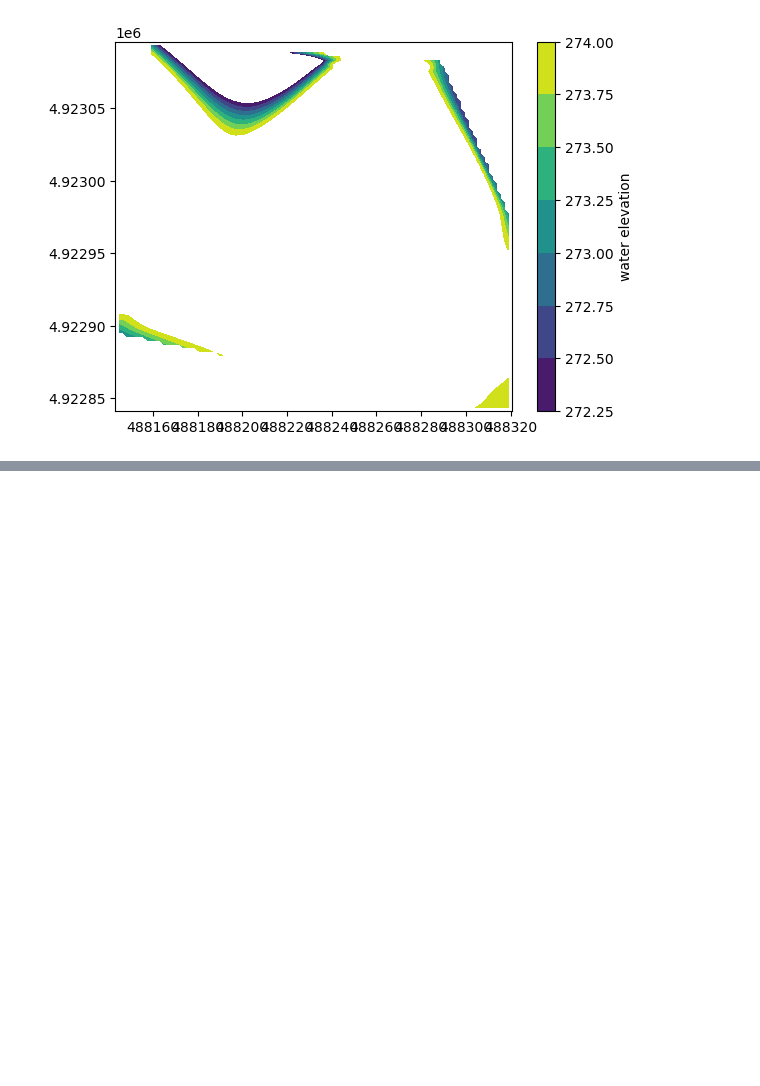
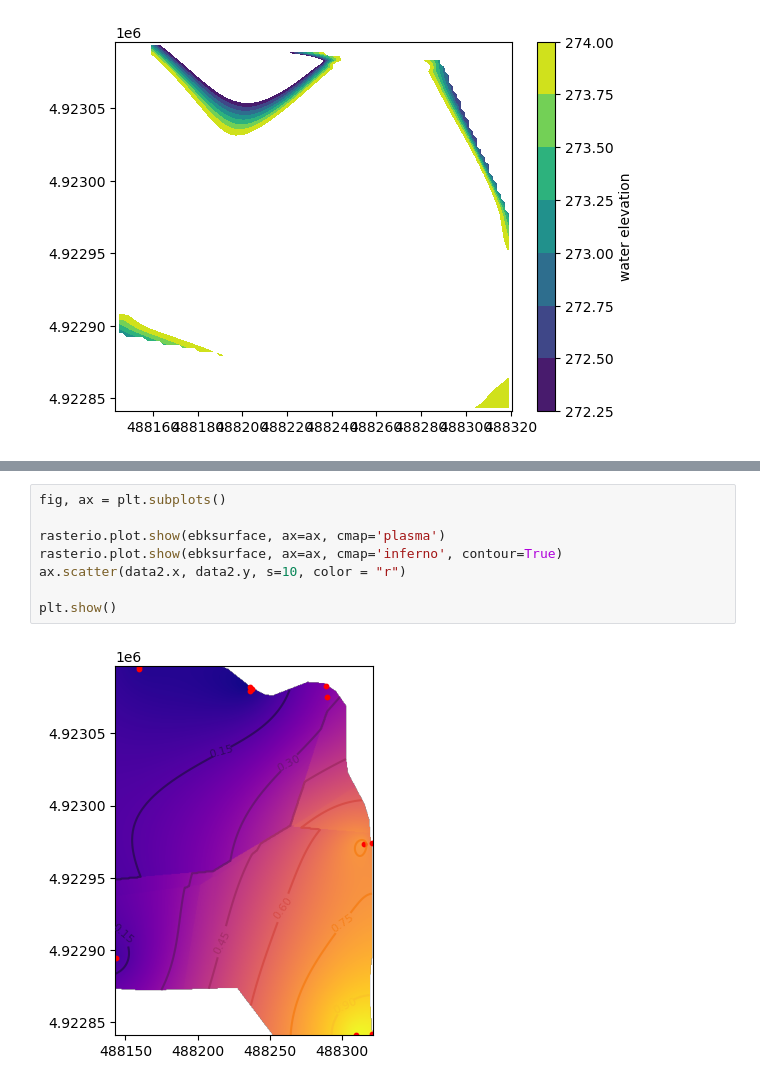
Before and after one commit to sauron-245/summer_26, a Jupyter notebook: summer 2026/BellMap.ipynb, the cells around one changed output, grey strips where cells are left out. Drawn from its saved outputs; the diff is of its cells as text; blank space fills up the shorter version.

```diff
--- a/summer 2026/BellMap.ipynb
+++ b/summer 2026/BellMap.ipynb
@@ -259,0 +289,10 @@ plt.show()
+# %%
+fig, ax = plt.subplots()
+
+rasterio.plot.show(ebksurface, ax=ax, cmap='plasma')
+rasterio.plot.show(ebksurface, ax=ax, cmap='inferno', contour=True)
+ax.scatter(data2.x, data2.y, s=10, color = "r")
+
+plt.show()
+# %% [output]
+[figure, added]
```
Also changed, not shown: parts of 8 cells of this notebook, 5 other files.
